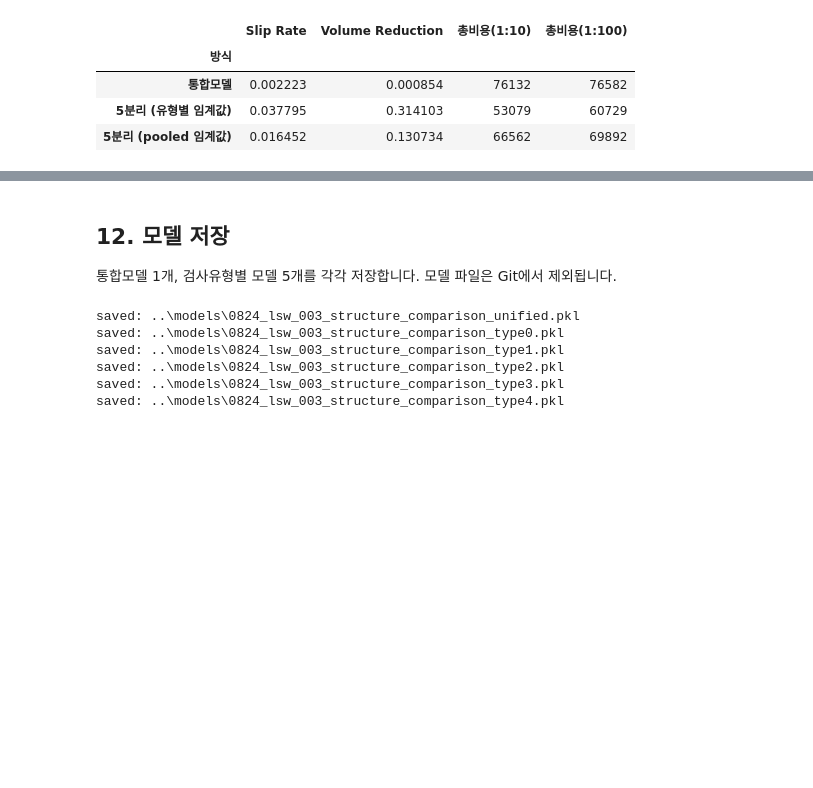
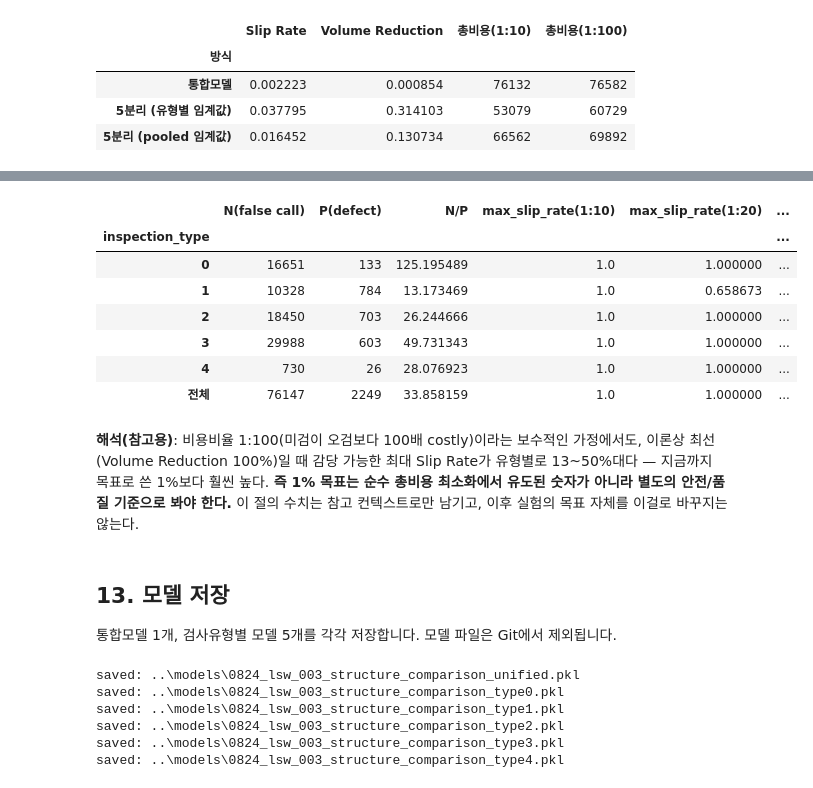
Before and after one commit to hakeee0331/seiemens_aoi_ML_practice, a Jupyter notebook: notebooks/0824_lsw_003_structure_comparison.ipynb, the cells around one changed output, grey strips where cells are left out. Saved outputs shown, nothing was run; the diff lists cells and outputs as text; code cells hidden in the pictures; blank space fills up the shorter version.

```diff
--- a/notebooks/0824_lsw_003_structure_comparison.ipynb
+++ b/notebooks/0824_lsw_003_structure_comparison.ipynb
@@ -503,5 +509,53 @@ three_way_comparison
+# %%
+def max_theoretical_slip_rate(n_negative, n_positive, cost_fp, cost_fn):
+    return min(1.0, n_negative / ((cost_fn / cost_fp) * n_positive))
+
+
+cost_ratios_for_reference = {"1:10": (1, 10), "1:20": (1, 20), "1:100": (1, 100)}
+
+theoretical_ceiling_rows = []
+for inspection_type in sorted(clean_df["inspection_type"].unique()):
+    type_test_df = clean_df.loc[test_mask & (clean_df["inspection_type"] == inspection_type)]
+    n_negative = int((type_test_df[TARGET] == 0).sum())
+    n_positive = int((type_test_df[TARGET] == 1).sum())
+    row = {
+        "inspection_type": inspection_type,
+        "N(false call)": n_negative,
+        "P(defect)": n_positive,
+        "N/P": n_negative / n_positive,
+    }
+    for name, (cost_fp, cost_fn) in cost_ratios_for_reference.items():
+        row[f"max_slip_rate({name})"] = max_theoretical_slip_rate(n_negative, n_positive, cost_fp, cost_fn)
+    theoretical_ceiling_rows.append(row)
+
+overall_test_df = clean_df.loc[test_mask]
+overall_negative = int((overall_test_df[TARGET] == 0).sum())
+overall_positive = int((overall_test_df[TARGET] == 1).sum())
+overall_row = {
+    "inspection_type": "전체",
+    "N(false call)": overall_negative,
+    "P(defect)": overall_positive,
+    "N/P": overall_negative / overall_positive,
+}
+for name, (cost_fp, cost_fn) in cost_ratios_for_reference.items():
+    overall_row[f"max_slip_rate({name})"] = max_theoretical_slip_rate(overall_negative, overall_positive, cost_fp, cost_fn)
+theoretical_ceiling_rows.append(overall_row)
+
+theoretical_ceiling_df = pd.DataFrame(theoretical_ceiling_rows).set_index("inspection_type")
+theoretical_ceiling_df
+# %% [output]
+|  | N(false call) | P(defect) | N/P | max_slip_rate(1:10) | max_slip_rate(1:20) | ... |
+| inspection_type |  |  |  |  |  | ... |
+| 0 | 16651 | 133 | 125.195489 | 1.0 | 1.000000 | ... |
+| 1 | 10328 | 784 | 13.173469 | 1.0 | 0.658673 | ... |
+| 2 | 18450 | 703 | 26.244666 | 1.0 | 1.000000 | ... |
+| 3 | 29988 | 603 | 49.731343 | 1.0 | 1.000000 | ... |
+| 4 | 730 | 26 | 28.076923 | 1.0 | 1.000000 | ... |
+| 전체 | 76147 | 2249 | 33.858159 | 1.0 | 1.000000 | ... |
+# %% [markdown]
+**해석(참고용)**: 비용비율 1:100(미검이 오검보다 100배 costly)이라는 보수적인 가정에서도, 이론상 최선(Volume Reduction 100%)일 때 감당 가능한 최대 Slip Rate가 유형별로 13~50%대다 — 지금까지 목표로 쓴 1%보다 훨씬 높다. **즉 1% 목표는 순수 총비용 최소화에서 유도된 숫자가 아니라 별도의 안전/품질 기준으로 봐야 한다.** 이 절의 수치는 참고 컨텍스트로만 남기고, 이후 실험의 목표 자체를 이걸로 바꾸지는 않는다.
 # %% [markdown]
-## 12. 모델 저장
+## 13. 모델 저장
 
 통합모델 1개, 검사유형별 모델 5개를 각각 저장합니다. 모델 파일은 Git에서 제외됩니다.
 # %%
```
Also changed, not shown: parts of 2 cells of this notebook, 1 other file.
